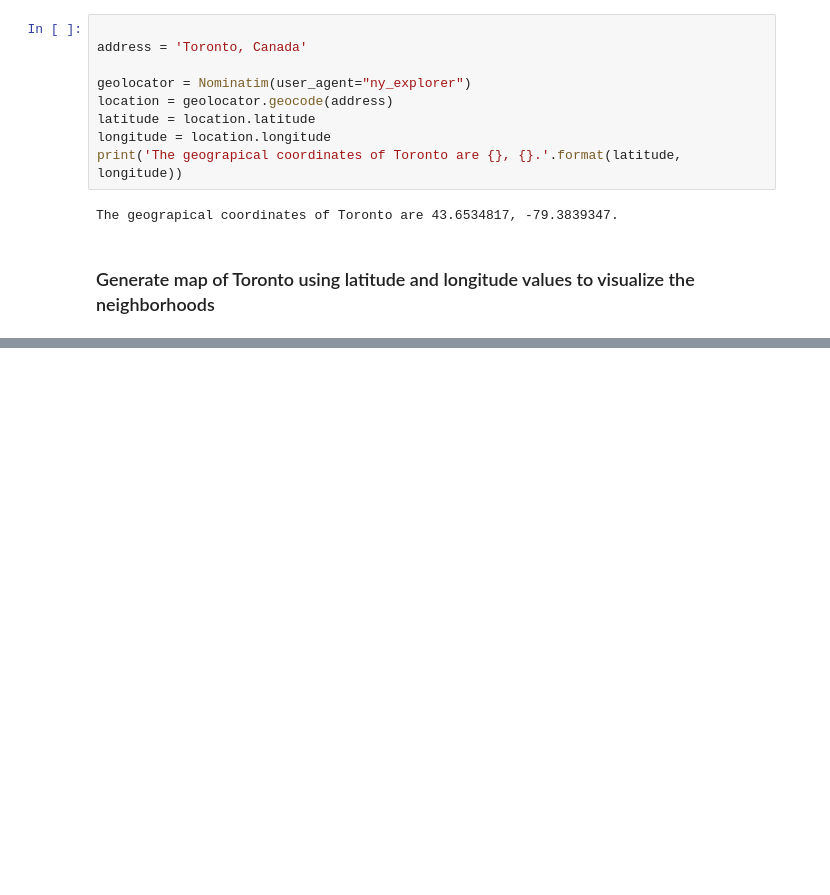
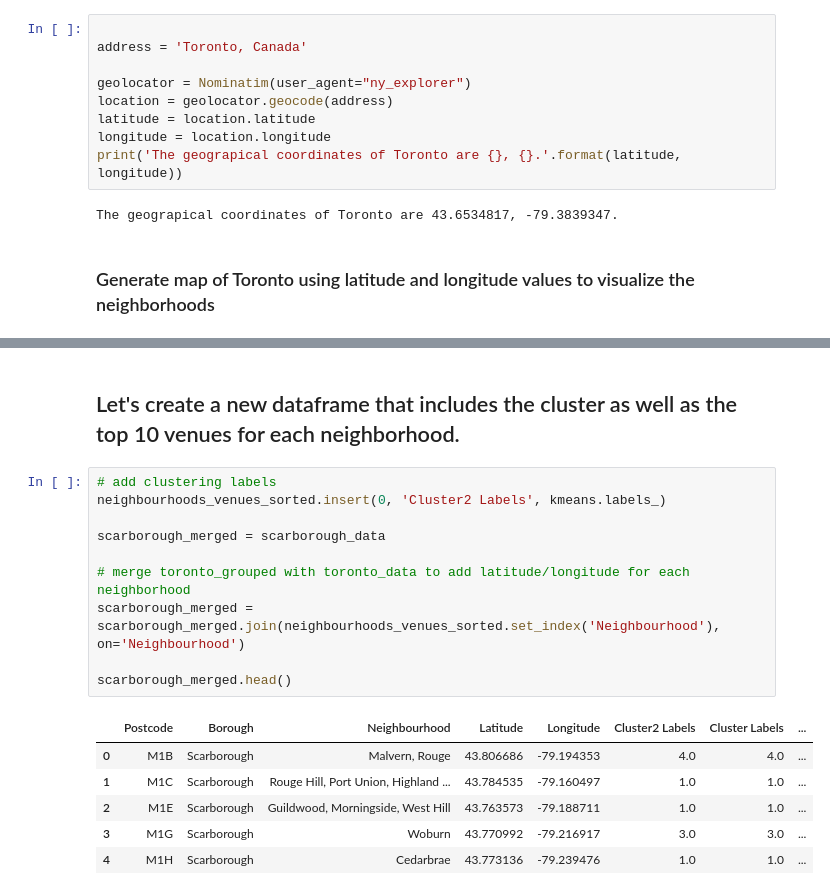
Before and after one commit to sapna-australia/Coursera_capstone, a Jupyter notebook: Toronoto_neighborhood.ipynb, the cells around one changed output, grey strips where cells are left out. Drawn from its saved outputs; the diff is of its cells as text; blank space fills up the shorter version.

```diff
--- a/Toronoto_neighborhood.ipynb
+++ b/Toronoto_neighborhood.ipynb
@@ -207,0 +563,19 @@ map_toronto
+# %% [markdown]
+## Let's create a new dataframe that includes the cluster as well as the top 10 venues for each neighborhood.
+# %%
+# add clustering labels
+neighbourhoods_venues_sorted.insert(0, 'Cluster2 Labels', kmeans.labels_)
+
+scarborough_merged = scarborough_data
+
+# merge toronto_grouped with toronto_data to add latitude/longitude for each neighborhood
+scarborough_merged = scarborough_merged.join(neighbourhoods_venues_sorted.set_index('Neighbourhood'), on='Neighbourhood')
+
+scarborough_merged.head()
+# %% [output]
+|  | Postcode | Borough | Neighbourhood | Latitude | Longitude | Cluster2 Labels | Cluster Labels | ... |
+| 0 | M1B | Scarborough | Malvern, Rouge | 43.806686 | -79.194353 | 4.0 | 4.0 | ... |
+| 1 | M1C | Scarborough | Rouge Hill, Port Union, Highland ... | 43.784535 | -79.160497 | 1.0 | 1.0 | ... |
+| 2 | M1E | Scarborough | Guildwood, Morningside, West Hill | 43.763573 | -79.188711 | 1.0 | 1.0 | ... |
+| 3 | M1G | Scarborough | Woburn | 43.770992 | -79.216917 | 3.0 | 3.0 | ... |
+| 4 | M1H | Scarborough | Cedarbrae | 43.773136 | -79.239476 | 1.0 | 1.0 | ... |
```
Also changed, not shown: parts of 55 cells of this notebook.
